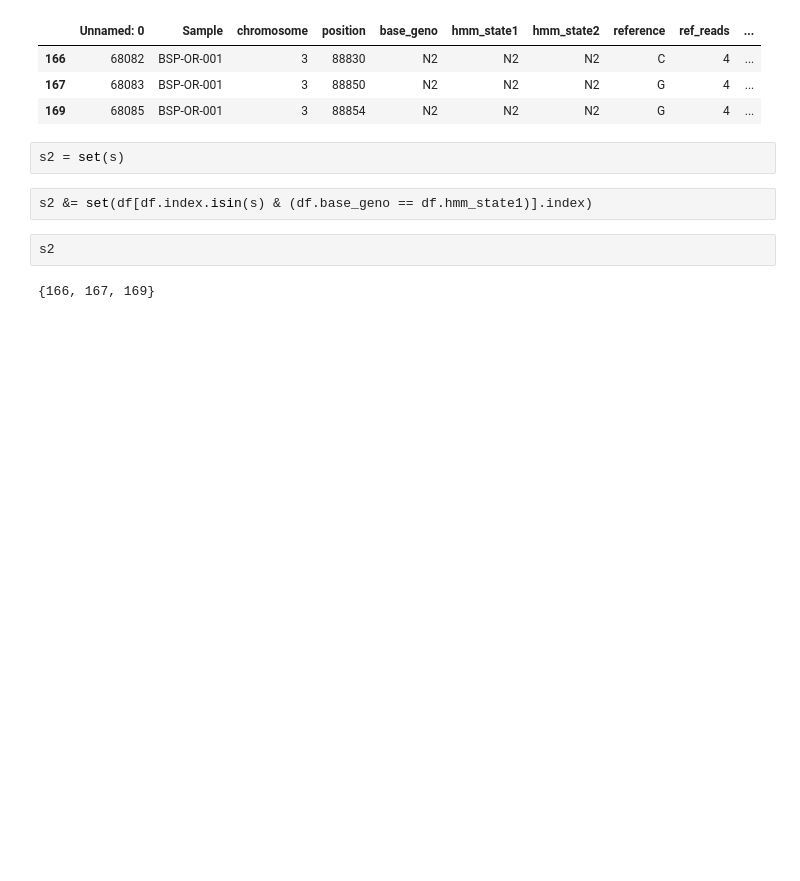
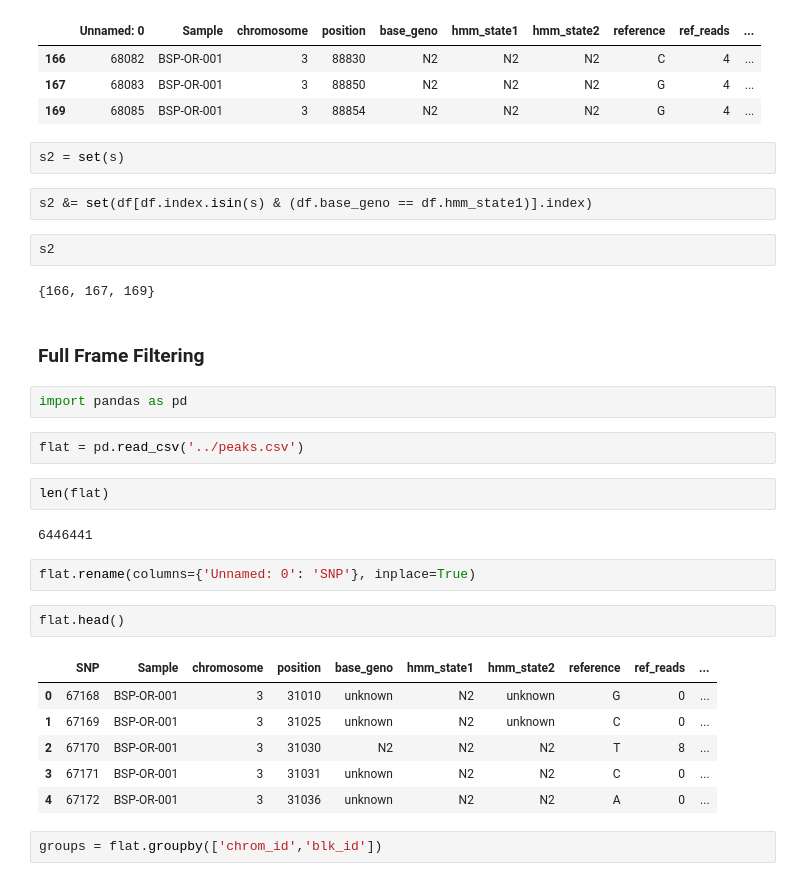
Before and after one commit to conery/crossovers, a Jupyter notebook: sandbox/ncos.ipynb, the cells around one changed output. Cells and saved outputs as stored; diff of their text form; blank space fills up the shorter version.

Commit message:
Experiment with full frame filtering

```diff
--- a/sandbox/ncos.ipynb
+++ b/sandbox/ncos.ipynb
@@ -609,3 +609,26 @@ s2 &= set(df[df.index.isin(s) & (df.base_geno == df.hmm_state1)].index)
 s2
 # %% [output]
 {166, 167, 169}
+# %% [markdown]
+### Full Frame Filtering
+# %%
+import pandas as pd
+# %%
+flat = pd.read_csv('../peaks.csv')
+# %%
+len(flat)
+# %% [output]
+6446441
+# %%
+flat.rename(columns={'Unnamed: 0': 'SNP'}, inplace=True)
+# %%
+flat.head()
+# %% [output]
+|  | SNP | Sample | chromosome | position | base_geno | hmm_state1 | hmm_state2 | reference | ref_reads | ... |
+| 0 | 67168 | BSP-OR-001 | 3 | 31010 | unknown | N2 | unknown | G | 0 | ... |
+| 1 | 67169 | BSP-OR-001 | 3 | 31025 | unknown | N2 | unknown | C | 0 | ... |
+| 2 | 67170 | BSP-OR-001 | 3 | 31030 | N2 | N2 | N2 | T | 8 | ... |
+| 3 | 67171 | BSP-OR-001 | 3 | 31031 | unknown | N2 | N2 | C | 0 | ... |
+| 4 | 67172 | BSP-OR-001 | 3 | 31036 | unknown | N2 | N2 | A | 0 | ... |
+# %%
+groups = flat.groupby(['chrom_id','blk_id'])
```
Also changed, not shown: parts of 16 cells of this notebook.
